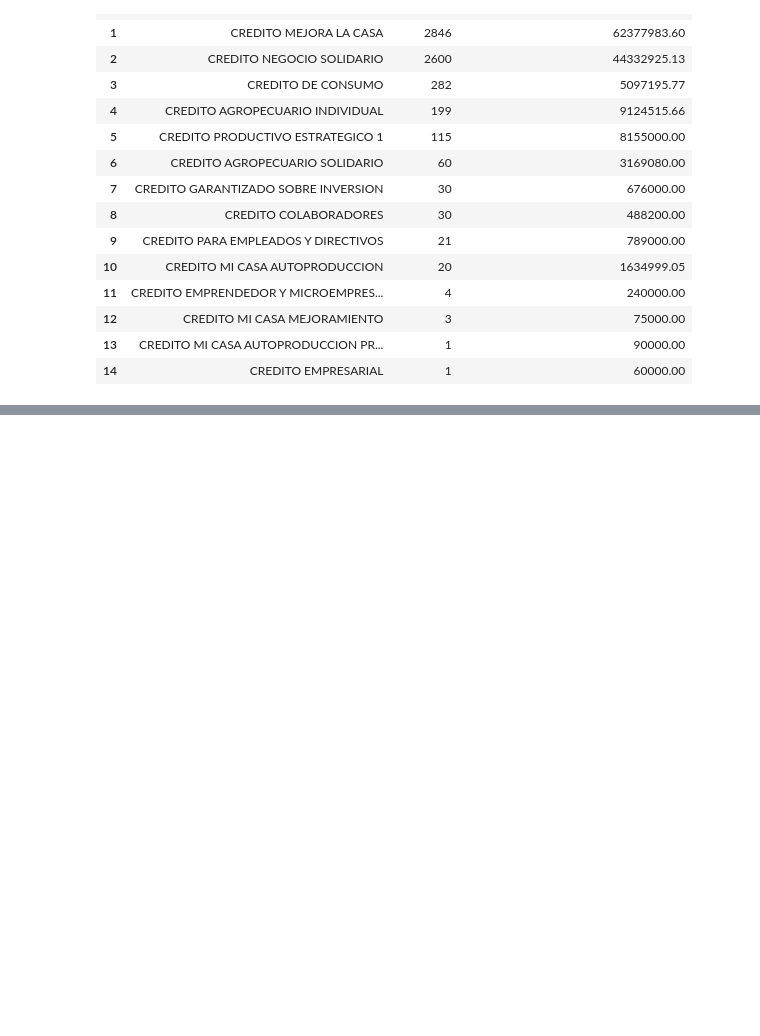
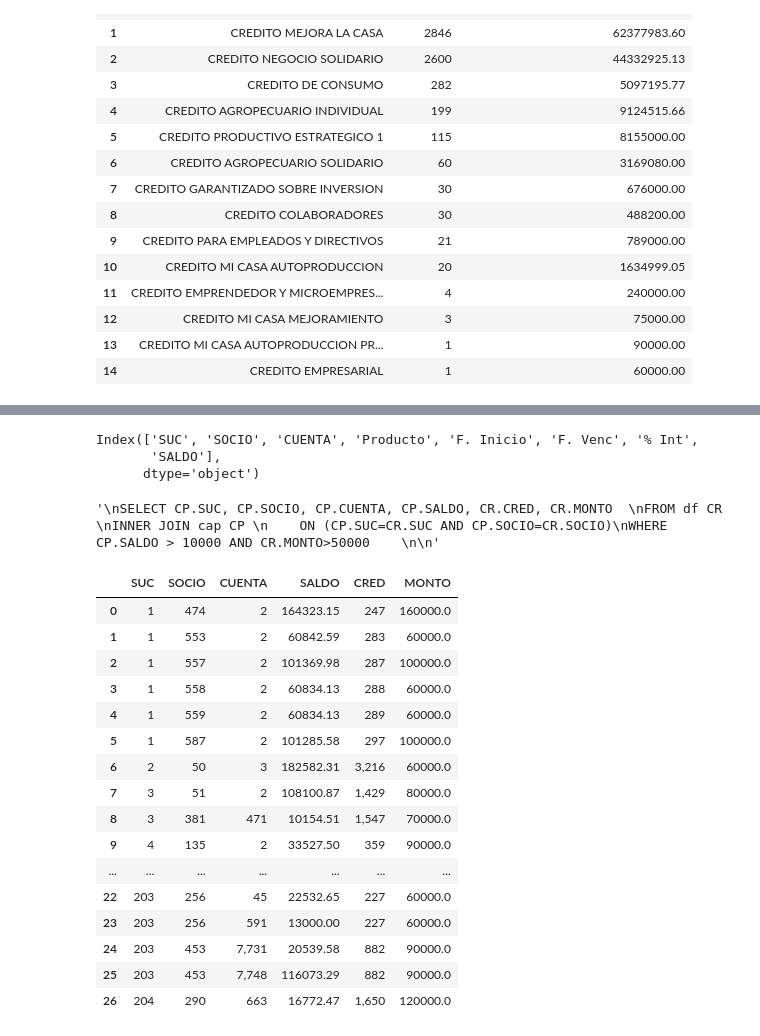
Before and after one commit to guamoshtli/Pandas, a Jupyter notebook: sql.ipynb, the cells around one changed output, grey strips where cells are left out. Saved outputs shown, nothing was run; the diff lists cells and outputs as text; code cells hidden in the pictures; blank space fills up the shorter version.

Commit message:
JOIN

```diff
--- a/sql.ipynb
+++ b/sql.ipynb
@@ -240,0 +279,39 @@ df7
+# %%
+cap.columns
+# %% [output]
+Index(['SUC', 'SOCIO', 'CUENTA', 'Producto', 'F. Inicio', 'F. Venc', '% Int',
+       'SALDO'],
+      dtype='object')
+# %%
+query = """
+SELECT CP.SUC, CP.SOCIO, CP.CUENTA, CP.SALDO, CR.CRED, CR.MONTO
+FROM df CR
+INNER JOIN cap CP
+    ON (CP.SUC=CR.SUC AND CP.SOCIO=CR.SOCIO)
+WHERE CP.SALDO > 10000 AND CR.MONTO>50000
+
+"""
+query
+# %% [output]
+'\nSELECT CP.SUC, CP.SOCIO, CP.CUENTA, CP.SALDO, CR.CRED, CR.MONTO  \nFROM df CR \nINNER JOIN cap CP \n    ON (CP.SUC=CR.SUC AND CP.SOCIO=CR.SOCIO)\nWHERE CP.SALDO > 10000 AND CR.MONTO>50000    \n\n'
+# %%
+df8=sqldf(query)
+df8
+# %% [output]
+|  | SUC | SOCIO | CUENTA | SALDO | CRED | MONTO |
+| 0 | 1 | 474 | 2 | 164323.15 | 247 | 160000.0 |
+| 1 | 1 | 553 | 2 | 60842.59 | 283 | 60000.0 |
+| 2 | 1 | 557 | 2 | 101369.98 | 287 | 100000.0 |
+| 3 | 1 | 558 | 2 | 60834.13 | 288 | 60000.0 |
+| 4 | 1 | 559 | 2 | 60834.13 | 289 | 60000.0 |
+| 5 | 1 | 587 | 2 | 101285.58 | 297 | 100000.0 |
+| 6 | 2 | 50 | 3 | 182582.31 | 3,216 | 60000.0 |
+| 7 | 3 | 51 | 2 | 108100.87 | 1,429 | 80000.0 |
+| 8 | 3 | 381 | 471 | 10154.51 | 1,547 | 70000.0 |
+| 9 | 4 | 135 | 2 | 33527.50 | 359 | 90000.0 |
+| ... | ... | ... | ... | ... | ... | ... |
+| 22 | 203 | 256 | 45 | 22532.65 | 227 | 60000.0 |
+| 23 | 203 | 256 | 591 | 13000.00 | 227 | 60000.0 |
+| 24 | 203 | 453 | 7,731 | 20539.58 | 882 | 90000.0 |
+| 25 | 203 | 453 | 7,748 | 116073.29 | 882 | 90000.0 |
+| 26 | 204 | 290 | 663 | 16772.47 | 1,650 | 120000.0 |
```
Also changed, not shown: parts of 4 cells of this notebook.
